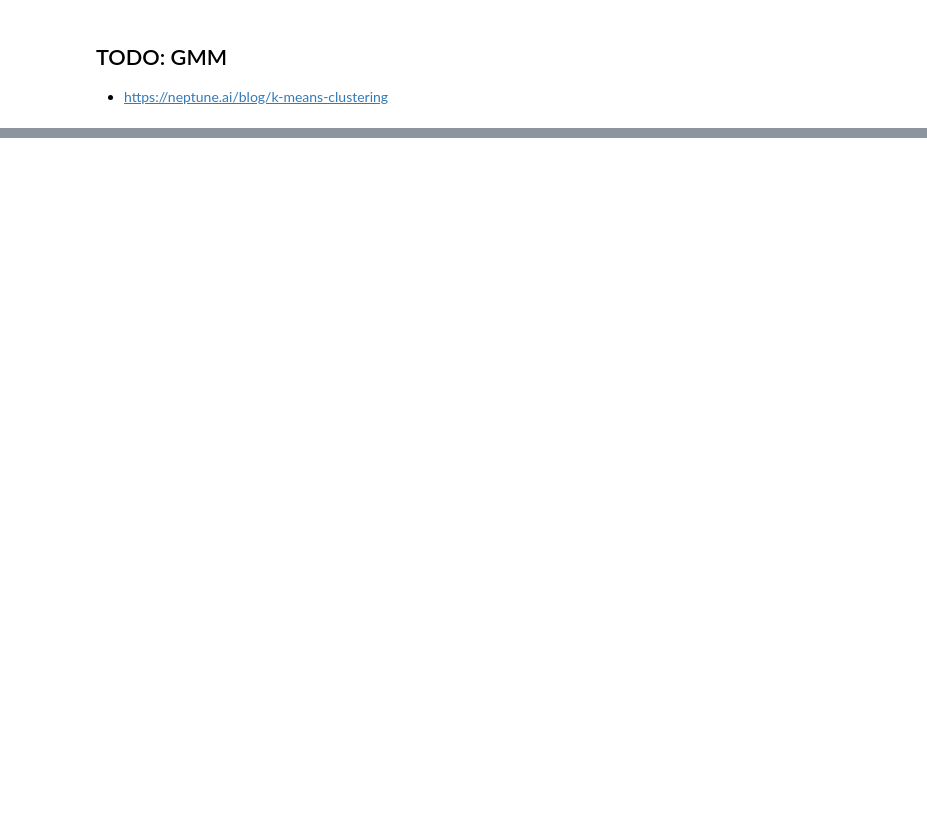
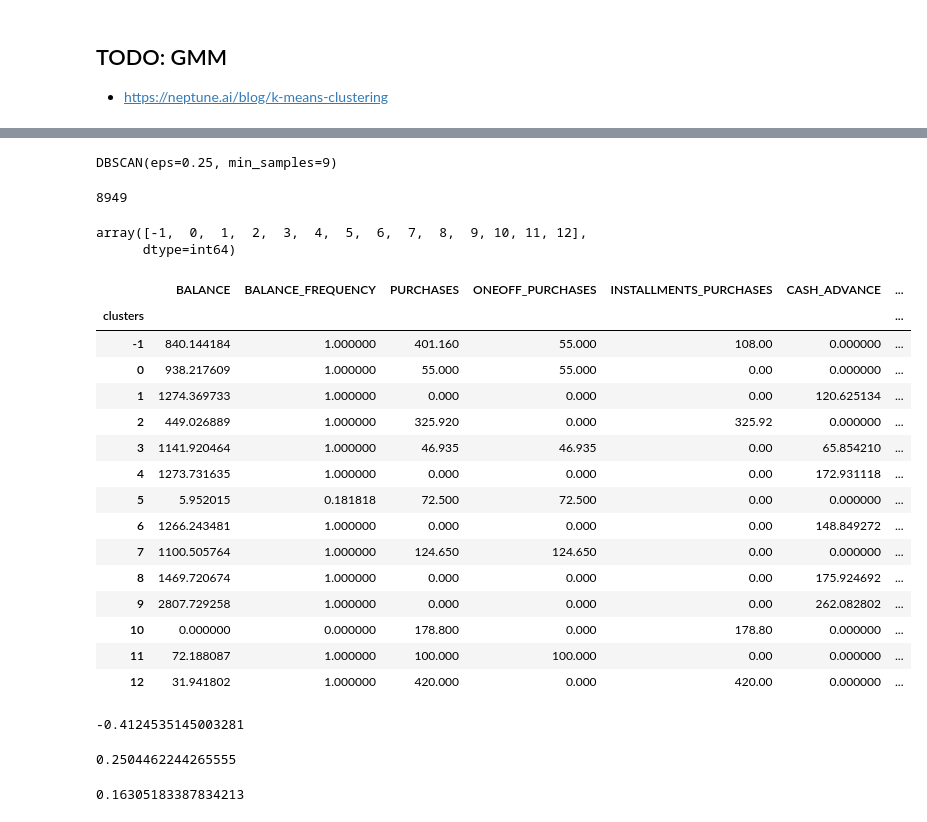
Before and after one commit to LeventSoykan/Credit_Card_Data_Clustering, a Jupyter notebook: clustering.ipynb, the cells around one changed output, grey strips where cells are left out. Saved outputs shown, nothing was run; the diff lists cells and outputs as text; code cells hidden in the pictures; blank space fills up the shorter version.

Commit message:
DBSCAN model applied with eps:0.25 min_samples:9

```diff
--- a/clustering.ipynb
+++ b/clustering.ipynb
@@ -385,0 +388,51 @@ Name: clusters, dtype: int64
+# %%
+from sklearn.cluster import DBSCAN
+dbscan_model = DBSCAN(eps=0.25, min_samples=9)
+# %%
+dbscan_model.fit(num_df)
+# %% [output]
+DBSCAN(eps=0.25, min_samples=9)
+# %%
+dbscan_res = dbscan_model.fit_predict(num_df)
+# %%
+len(dbscan_res)
+# %% [output]
+8949
+# %%
+dbscan_clstrs = np.unique(dbscan_res)
+dbscan_clstrs
+# %% [output]
+array([-1,  0,  1,  2,  3,  4,  5,  6,  7,  8,  9, 10, 11, 12],
+      dtype=int64)
+# %%
+df['clusters'] = dbscan_res
+df.groupby('clusters').agg('median')
+# %% [output]
+|  | BALANCE | BALANCE_FREQUENCY | PURCHASES | ONEOFF_PURCHASES | INSTALLMENTS_PURCHASES | CASH_ADVANCE | ... |
+| clusters |  |  |  |  |  |  | ... |
+| -1 | 840.144184 | 1.000000 | 401.160 | 55.000 | 108.00 | 0.000000 | ... |
+| 0 | 938.217609 | 1.000000 | 55.000 | 55.000 | 0.00 | 0.000000 | ... |
+| 1 | 1274.369733 | 1.000000 | 0.000 | 0.000 | 0.00 | 120.625134 | ... |
+| 2 | 449.026889 | 1.000000 | 325.920 | 0.000 | 325.92 | 0.000000 | ... |
+| 3 | 1141.920464 | 1.000000 | 46.935 | 46.935 | 0.00 | 65.854210 | ... |
+| 4 | 1273.731635 | 1.000000 | 0.000 | 0.000 | 0.00 | 172.931118 | ... |
+| 5 | 5.952015 | 0.181818 | 72.500 | 72.500 | 0.00 | 0.000000 | ... |
+| 6 | 1266.243481 | 1.000000 | 0.000 | 0.000 | 0.00 | 148.849272 | ... |
+| 7 | 1100.505764 | 1.000000 | 124.650 | 124.650 | 0.00 | 0.000000 | ... |
+| 8 | 1469.720674 | 1.000000 | 0.000 | 0.000 | 0.00 | 175.924692 | ... |
+| 9 | 2807.729258 | 1.000000 | 0.000 | 0.000 | 0.00 | 262.082802 | ... |
+| 10 | 0.000000 | 0.000000 | 178.800 | 0.000 | 178.80 | 0.000000 | ... |
+| 11 | 72.188087 | 1.000000 | 100.000 | 100.000 | 0.00 | 0.000000 | ... |
+| 12 | 31.941802 | 1.000000 | 420.000 | 0.000 | 420.00 | 0.000000 | ... |
+# %%
+silhouette_score(num_df, dbscan_res)
+# %% [output]
+-0.4124535145003281
+# %%
+silhouette_score(num_df, km.labels_)
+# %% [output]
+0.2504462244265555
+# %%
+silhouette_score(num_df, clustering_model.labels_)
+# %% [output]
+0.16305183387834213
```
Also changed, not shown: parts of 4 cells of this notebook.
